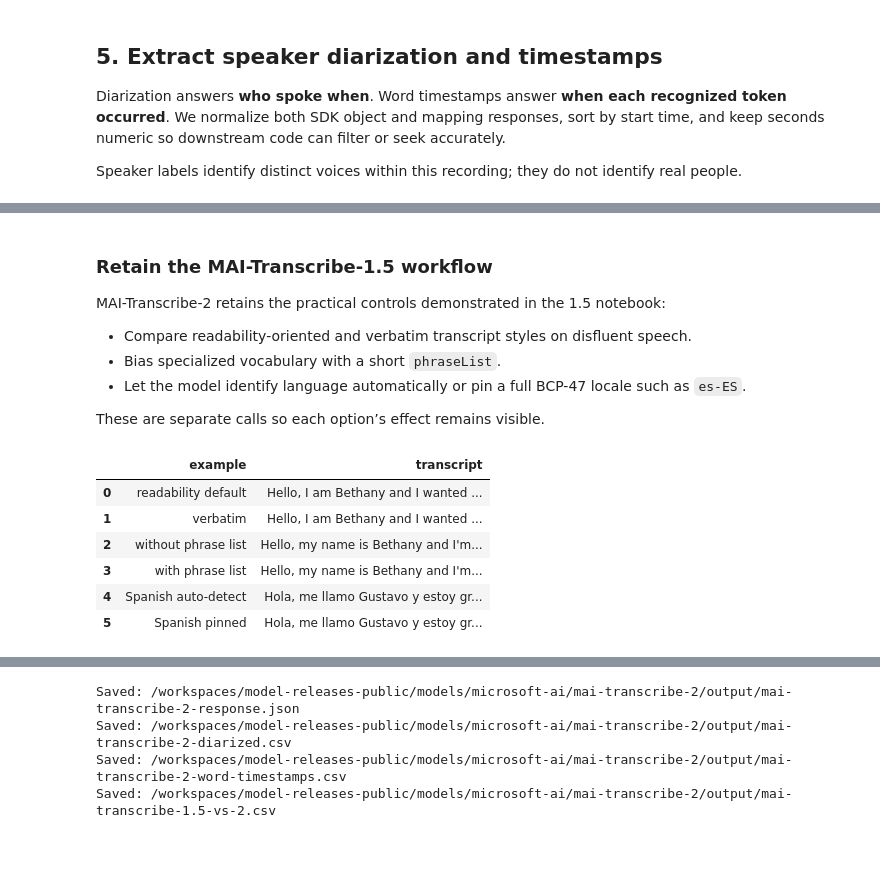
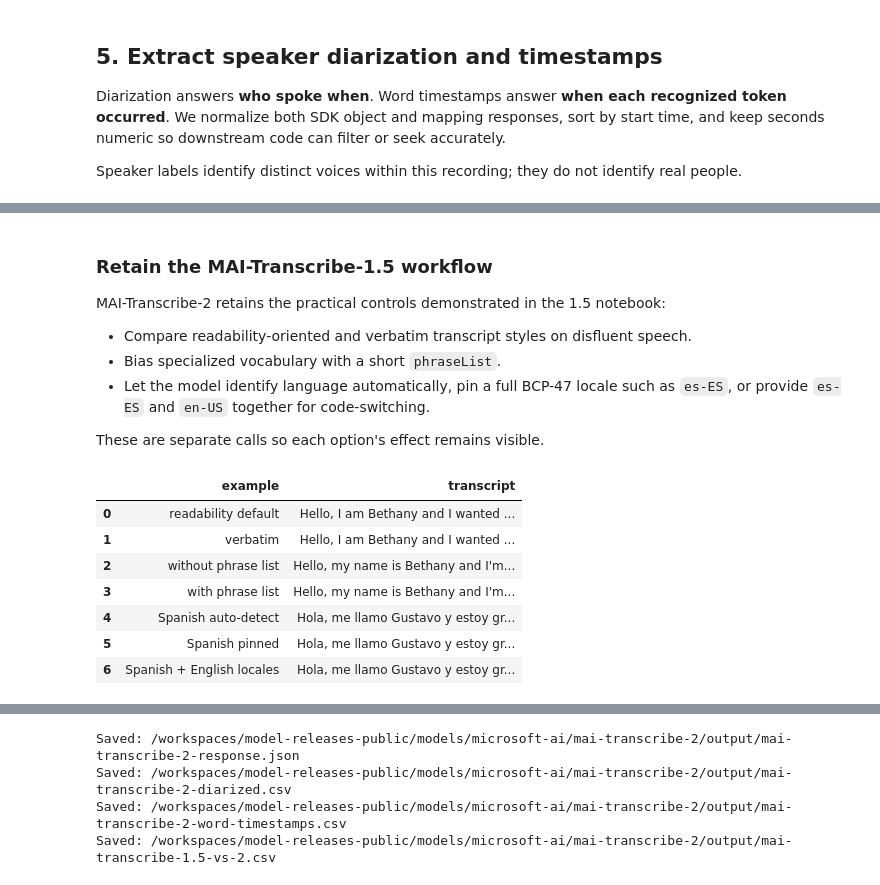
Before and after one commit to BethanyJep/model-releases-public, a Jupyter notebook: models/microsoft-ai/mai-transcribe-2/mai-transcribe-2.ipynb, the cells around one changed output, grey strips where cells are left out. Drawn from its saved outputs; the diff is of its cells as text; code cells hidden in the pictures; blank space fills up the shorter version.

Commit message:
updated MAI-Transcribe-2 documentation and notebook with new features

```diff
--- a/models/microsoft-ai/mai-transcribe-2/mai-transcribe-2.ipynb
+++ b/models/microsoft-ai/mai-transcribe-2/mai-transcribe-2.ipynb
@@ -302,9 +294,9 @@ MAI-Transcribe-2 retains the practical controls demonstrated in the 1.5 notebook
 
 - Compare readability-oriented and verbatim transcript styles on disfluent speech.
 - Bias specialized vocabulary with a short `phraseList`.
-- Let the model identify language automatically or pin a full BCP-47 locale such as `es-ES`.
+- Let the model identify language automatically, pin a full BCP-47 locale such as `es-ES`, or provide `es-ES` and `en-US` together for code-switching.
 
-These are separate calls so each option’s effect remains visible.
+These are separate calls so each option's effect remains visible.
 # %%
 style_audio = DATA_DIR / "filler words for verbatim.mp3"
 readable_result = transcribe(
@@ -330,30 +322,40 @@ biased_result = transcribe(
     biasing_weight=1.5,
 )
 
 spanish_audio = DATA_DIR / "Multilingual Speech Transcript - Spanish.mp3"
 auto_language_result = transcribe(spanish_audio, model_name=MODEL_2)
 pinned_language_result = transcribe(
     spanish_audio,
     model_name=MODEL_2,
     locales=["es-ES"],
 )
+multilocale_language_result = transcribe(
+    spanish_audio,
+    model_name=MODEL_2,
+    locales=["es-ES", "en-US"],
+)
 
 feature_examples = pd.DataFrame(
     [
         {"example": "readability default", "transcript": transcript_text(readable_result)},
         {"example": "verbatim", "transcript": transcript_text(verbatim_result)},
         {"example": "without phrase list", "transcript": transcript_text(unbiased_result)},
         {"example": "with phrase list", "transcript": transcript_text(biased_result)},
         {"example": "Spanish auto-detect", "transcript": transcript_text(auto_language_result)},
         {"example": "Spanish pinned", "transcript": transcript_text(pinned_language_result)},
+        {
+            "example": "Spanish + English locales",
+            "transcript": transcript_text(multilocale_language_result),
+        },
     ]
 )
 display(feature_examples)
 # %% [output]
 |  | example | transcript |
 | 0 | readability default | Hello, I am Bethany and I wanted ... |
 | 1 | verbatim | Hello, I am Bethany and I wanted ... |
 | 2 | without phrase list | Hello, my name is Bethany and I'm... |
 | 3 | with phrase list | Hello, my name is Bethany and I'm... |
 | 4 | Spanish auto-detect | Hola, me llamo Gustavo y estoy gr... |
 | 5 | Spanish pinned | Hola, me llamo Gustavo y estoy gr... |
+| 6 | Spanish + English locales | Hola, me llamo Gustavo y estoy gr... |
```
Also changed, not shown: parts of 9 cells of this notebook, 3 other files.
